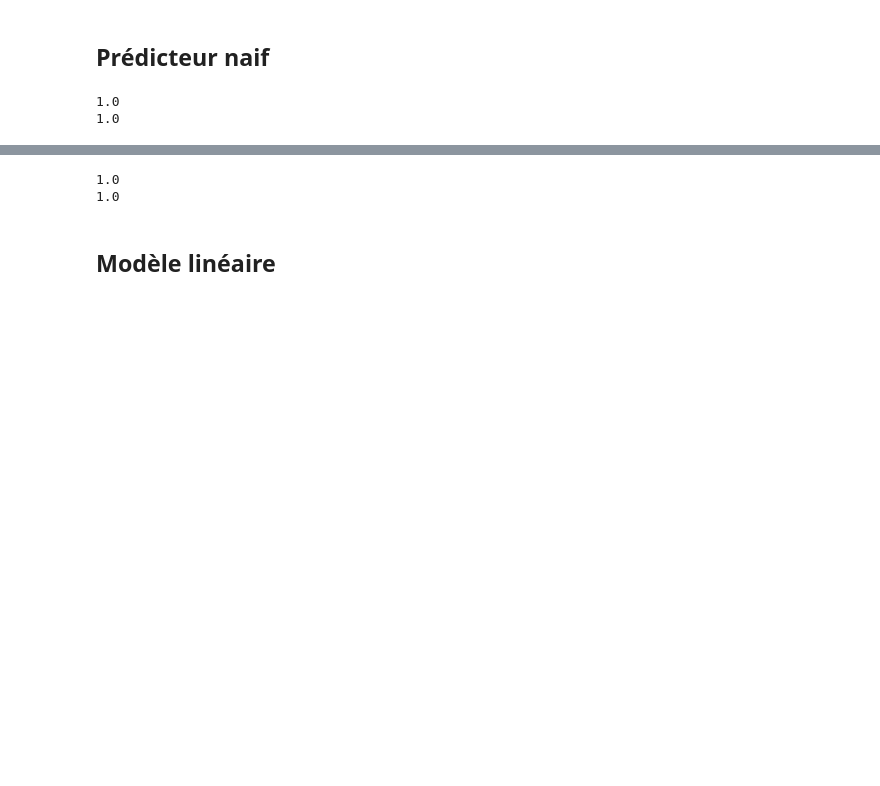
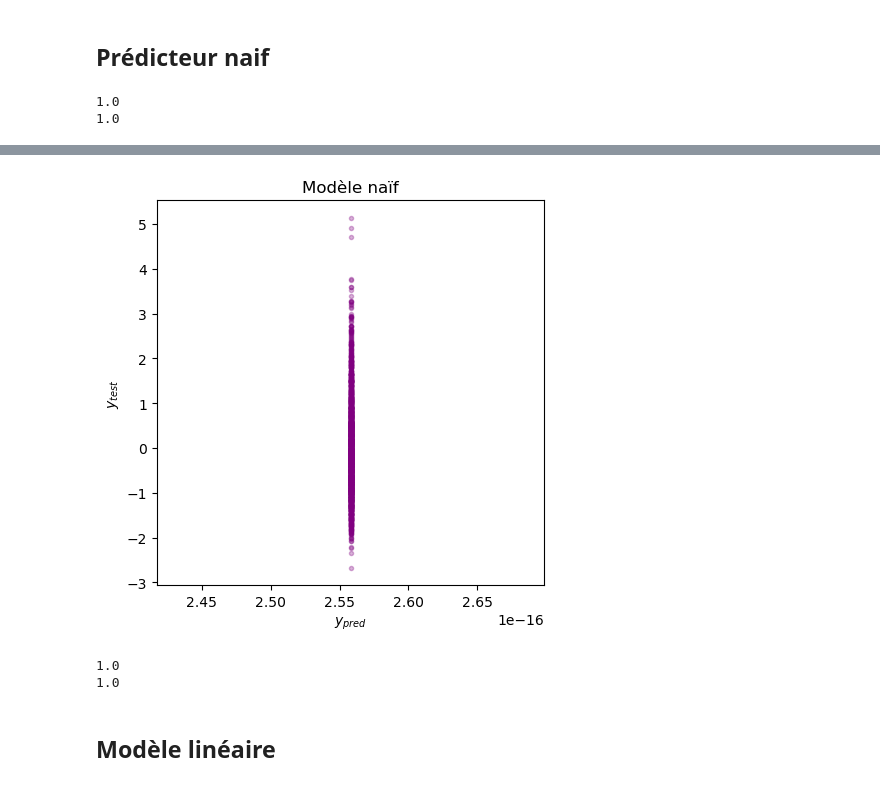
Before and after one commit to LoanRenaud/zundel, a Jupyter notebook: Zundel_Ion.ipynb, the cells around one changed output, grey strips where cells are left out. Cells and saved outputs as stored; diff of their text form; code cells hidden in the pictures; blank space fills up the shorter version.

```diff
--- a/Zundel_Ion.ipynb
+++ b/Zundel_Ion.ipynb
@@ -414,3 +425,16 @@ print(mse_test)
+# %%
+fig=plt.figure(figsize=(5,5))
+plt.scatter(y_pred_test,  y_test, marker='.', color='purple',alpha=0.3)
+plt.xlabel('$y_{pred}$')
+plt.ylabel('$y_{test}$')
+xmin, xmax=plt.xlim()
+ymin, ymax=plt.ylim()
+#plt.plot([np.min(y_pred_test), np.min(y_pred_test)],[np.max(y_test), np.max(y_test)], color='black', linestyle='--')
+plt.title("Modèle naïf")
+
+plt.show()
+# %% [output]
+[figure, added]
 # %%
 y_fit=naive_predictor(X_train_PIV_red, y_train)
 y_pred_test=naive_predictor(X_test_PIV_red, y_train)
```
Also changed, not shown: parts of 2 cells of this notebook.
